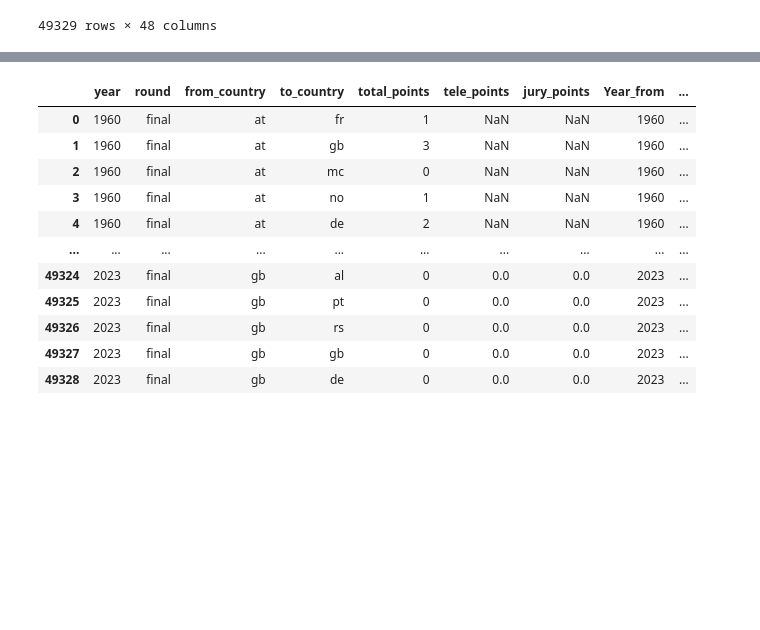
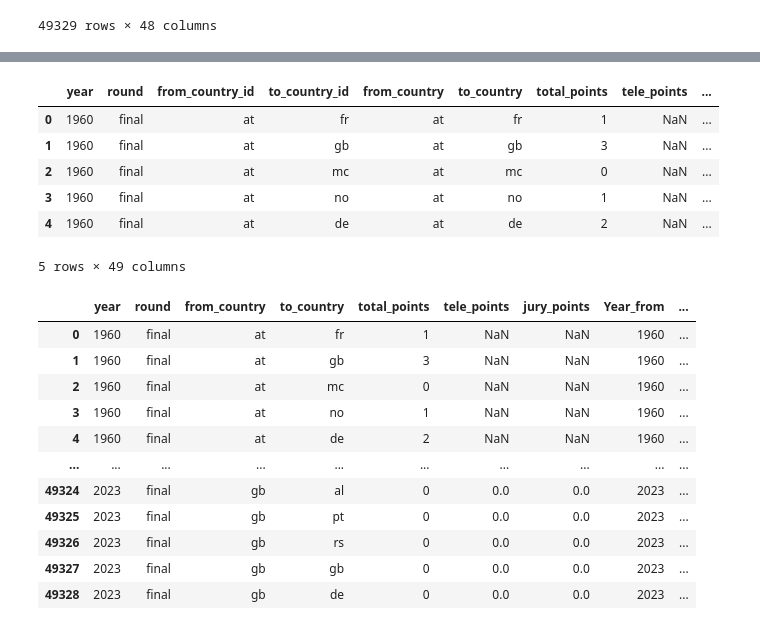
Before and after one commit to kluedemann/eurovision-voting-analysis, a Jupyter notebook: src/data_processing.ipynb, the cells around one changed output, grey strips where cells are left out. Cells and saved outputs as stored; diff of their text form; code cells hidden in the pictures; blank space fills up the shorter version.

```diff
--- a/src/data_processing.ipynb
+++ b/src/data_processing.ipynb
@@ -355,0 +369,9 @@ vote_dists
+# %%
+music_similarity = music_similarity_raw.set_index("country").stack().rename("jaccard_genre").to_frame()
+music_similarity.index = music_similarity.index.rename(["from", "to"])
+music_similarity = music_similarity.reset_index()
+music_similarity.head()
+
+# distance_stack = distance_df_km.stack().rename("distance").to_frame()
+# distance_stack.index = distance_stack.index.rename(["from", "to"])
+# distance_stack = distance_stack.reset_index()
@@ -356,3 +385,15 @@ vote_dists
+# %%
+vote_dists2 = vote_dists.merge(music_similarity, left_on=["from_country_id", "to_country_id"], right_on=["from", "to"], how="left")
+vote_dists2 = vote_dists2.drop(["from", "to"], axis=1)
+vote_dists2.head()
+# %% [output]
+|  | year | round | from_country_id | to_country_id | from_country | to_country | total_points | tele_points | ... |
+| 0 | 1960 | final | at | fr | at | fr | 1 | NaN | ... |
+| 1 | 1960 | final | at | gb | at | gb | 3 | NaN | ... |
+| 2 | 1960 | final | at | mc | at | mc | 0 | NaN | ... |
+| 3 | 1960 | final | at | no | at | no | 1 | NaN | ... |
+| 4 | 1960 | final | at | de | at | de | 2 | NaN | ... |
+5 rows × 49 columns
 # %%
 vote_dropped = vote_dists.drop(["from_country_id", "to_country_id", "Country Code_to", "Country Code_from", "iso-alpha-2_from", "iso-alpha-2_to", "name_to", "name_from", "capital_to", "capital_from", "geometry_from", "geometry_to"], axis=1)
 vote_dropped
```
Also changed, not shown: parts of 3 cells of this notebook, 2 other files.
